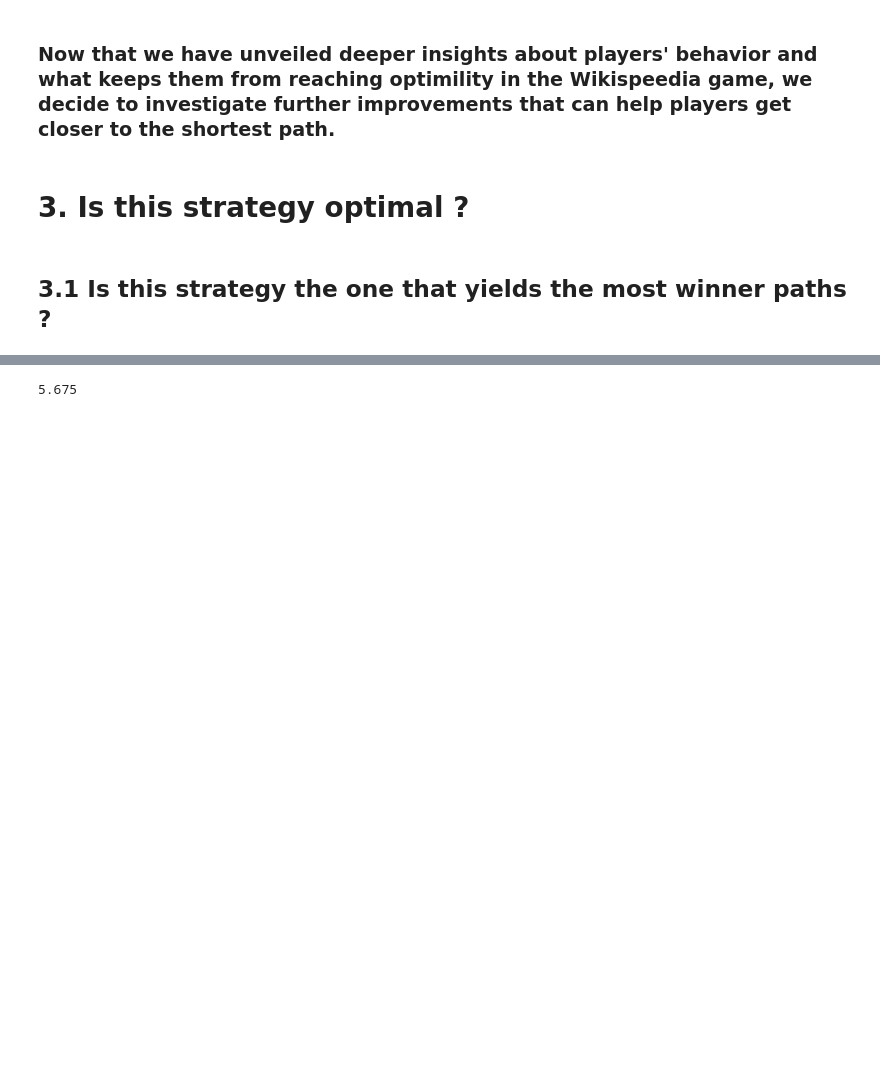
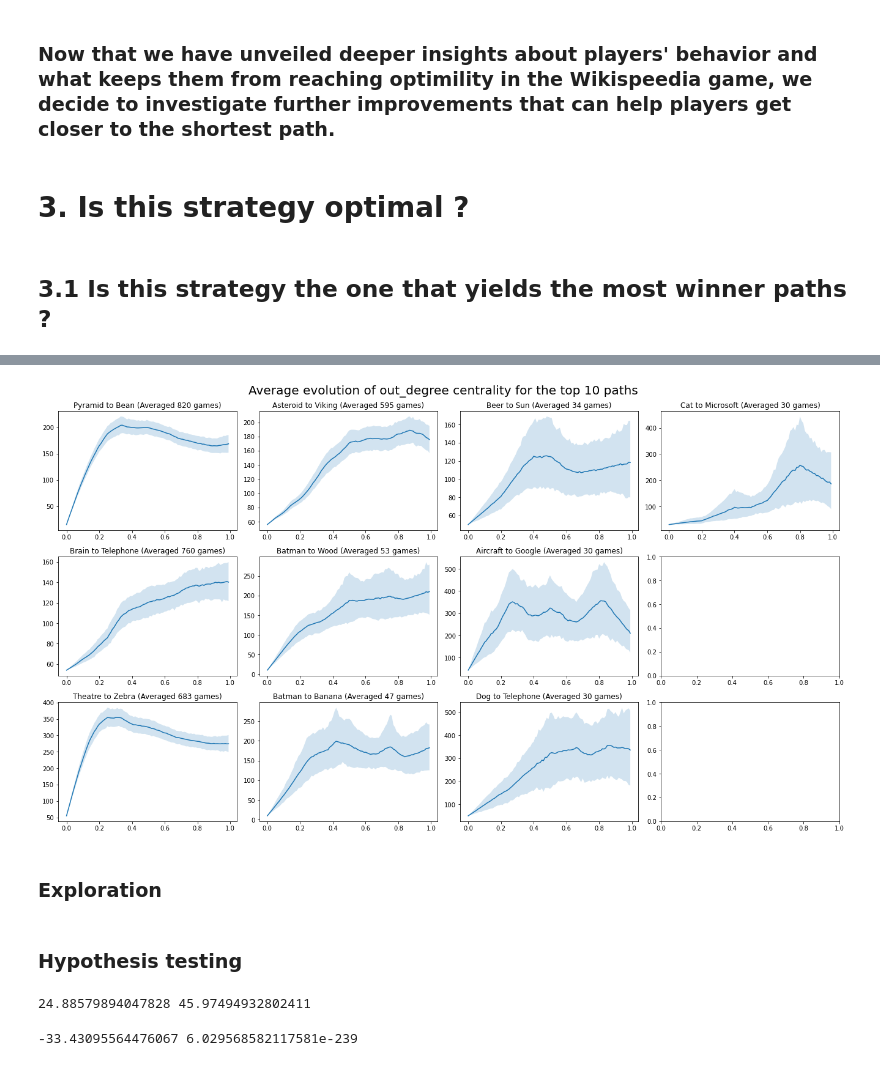
Before and after one commit to khalilacheche/ada-2022-project-adaes, a Jupyter notebook: How_Predictable_Are_Humans.ipynb, the cells around one changed output, grey strips where cells are left out. Drawn from its saved outputs; the diff is of its cells as text; code cells hidden in the pictures; blank space fills up the shorter version.

Commit message:
Hypothesis testing

```diff
--- a/How_Predictable_Are_Humans.ipynb
+++ b/How_Predictable_Are_Humans.ipynb
@@ -424,5 +404,10 @@ df_plausible[(df_plausible.start == 'Asteroid') & (df_plausible.target == 'Vikin
-# %%
-moy = df_plausible[(df_plausible.start == 'Asteroid') & (df_plausible.target == 'Viking')].sort_values(by='durationInSec',ascending=True).head(40).path_length.mean()
-moy
-# %% [output]
-5.675
+# %%
+df_unfinished_played = df_paths_unfinished[df_paths_unfinished['path'].apply(lambda x : len(x)>1)]
+# %%
+plot_average_evolution(df_unfinished_played, K, OUT_DEGREE, df_nodes=df_nodes)
+# %% [output]
+[figure, added]
+# %% [markdown]
+### Exploration
+# %% [markdown]
+### Hypothesis testing
@@ -428,0 +417,11 @@ moy
+# %%
+avg_finished = df_paths_finished[DataSchema.TIME_PER_ARTICLE].mean()
+avg_unfinished = df_paths_unfinished[DataSchema.TIME_PER_ARTICLE].mean()
+print(avg_finished, avg_unfinished)
+# %% [output]
+24.88579894047828 45.97494932802411
+# %%
+stat, p_value = stats.ttest_ind(df_paths_finished[DataSchema.TIME_PER_ARTICLE], df_paths_unfinished[DataSchema.TIME_PER_ARTICLE], alternative='less', equal_var=False)
+print(stat, p_value)
+# %% [output]
+-33.43095564476067 6.029568582117581e-239
```
Also changed, not shown: parts of 18 cells of this notebook, 9 other files.
